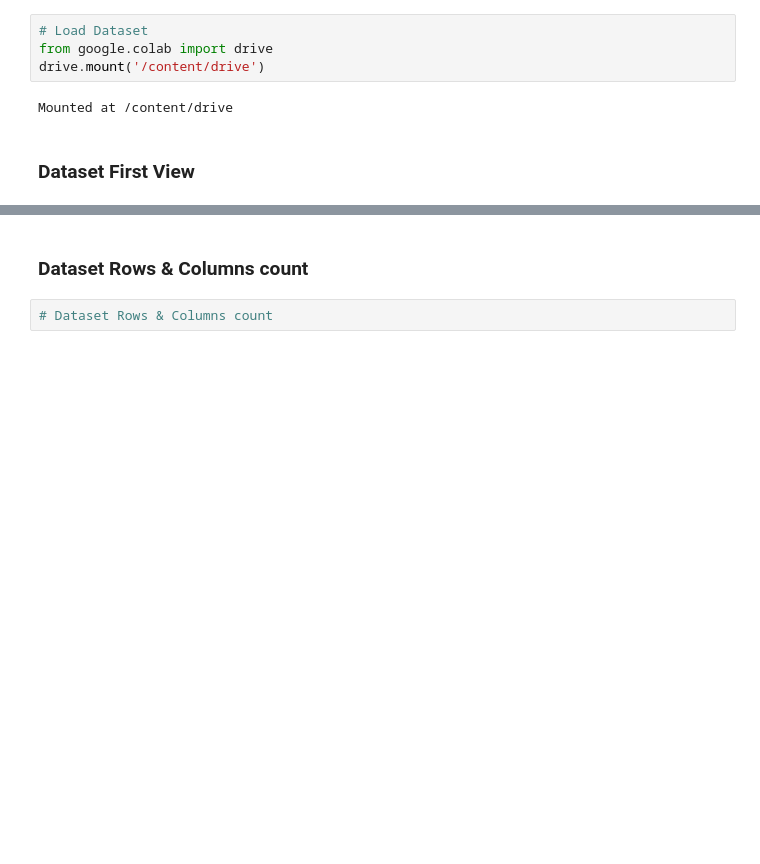
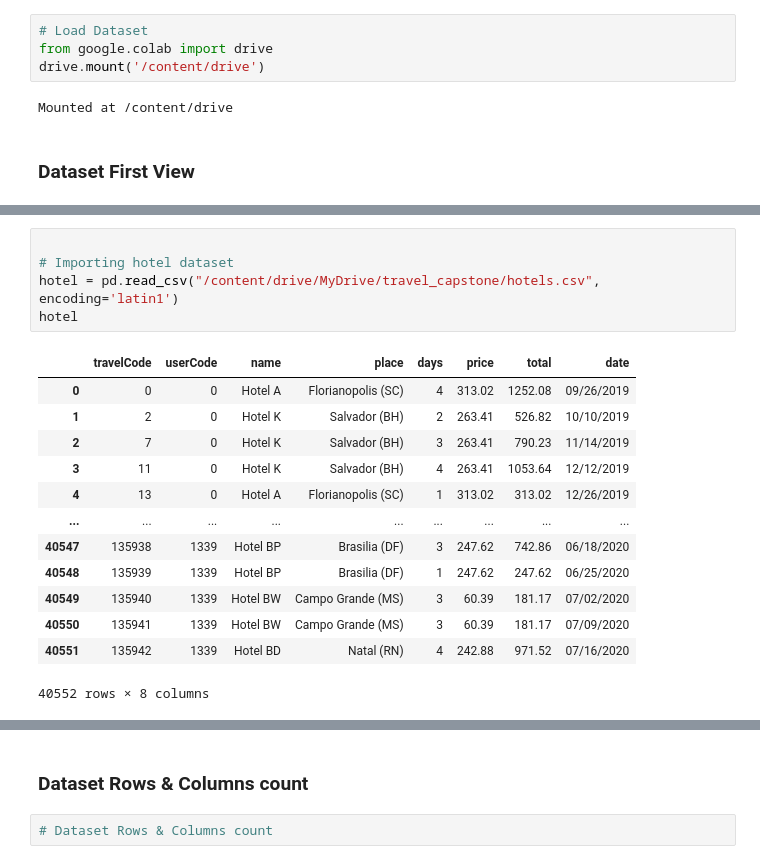
Before and after one commit to amol004/Voyage-Analytics-Integrating-MLOps-in-Travel, a Jupyter notebook: Capstone_Project_Productionization_of_ML_Systems.ipynb, the cells around one changed output, grey strips where cells are left out. Cells and saved outputs as stored; diff of their text form; blank space fills up the shorter version.

```diff
--- a/Capstone_Project_Productionization_of_ML_Systems.ipynb
+++ b/Capstone_Project_Productionization_of_ML_Systems.ipynb
@@ -146,0 +164,19 @@ flights = pd.read_csv(url, encoding='latin1')
+# %%
+
+# Importing hotel dataset
+hotel = pd.read_csv("/content/drive/MyDrive/travel_capstone/hotels.csv", encoding='latin1')
+hotel
+# %% [output]
+|  | travelCode | userCode | name | place | days | price | total | date |
+| 0 | 0 | 0 | Hotel A | Florianopolis (SC) | 4 | 313.02 | 1252.08 | 09/26/2019 |
+| 1 | 2 | 0 | Hotel K | Salvador (BH) | 2 | 263.41 | 526.82 | 10/10/2019 |
+| 2 | 7 | 0 | Hotel K | Salvador (BH) | 3 | 263.41 | 790.23 | 11/14/2019 |
+| 3 | 11 | 0 | Hotel K | Salvador (BH) | 4 | 263.41 | 1053.64 | 12/12/2019 |
+| 4 | 13 | 0 | Hotel A | Florianopolis (SC) | 1 | 313.02 | 313.02 | 12/26/2019 |
+| ... | ... | ... | ... | ... | ... | ... | ... | ... |
+| 40547 | 135938 | 1339 | Hotel BP | Brasilia (DF) | 3 | 247.62 | 742.86 | 06/18/2020 |
+| 40548 | 135939 | 1339 | Hotel BP | Brasilia (DF) | 1 | 247.62 | 247.62 | 06/25/2020 |
+| 40549 | 135940 | 1339 | Hotel BW | Campo Grande (MS) | 3 | 60.39 | 181.17 | 07/02/2020 |
+| 40550 | 135941 | 1339 | Hotel BW | Campo Grande (MS) | 3 | 60.39 | 181.17 | 07/09/2020 |
+| 40551 | 135942 | 1339 | Hotel BD | Natal (RN) | 4 | 242.88 | 971.52 | 07/16/2020 |
+40552 rows × 8 columns
```
Also changed, not shown: parts of 8 cells of this notebook.
